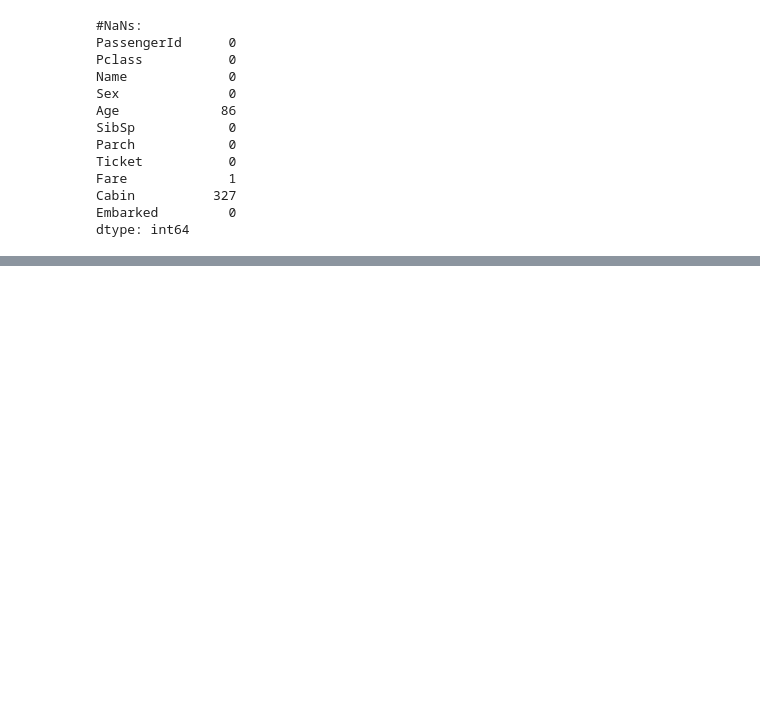
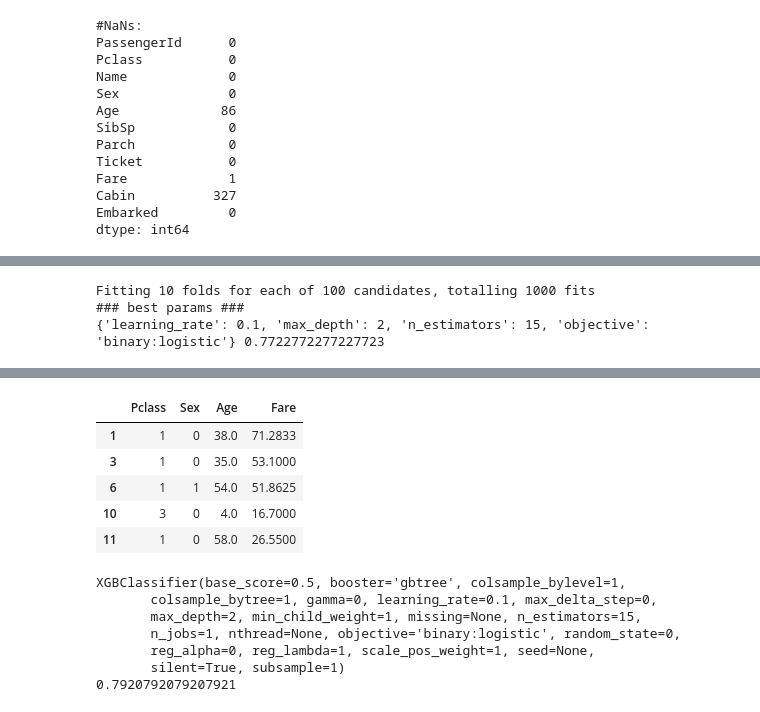
Before and after one commit to hdyksha/kaggle, a Jupyter notebook: titanic/titanic.ipynb, the cells around one changed output, grey strips where cells are left out. Cells and saved outputs as stored; diff of their text form; code cells hidden in the pictures; blank space fills up the shorter version.

```diff
--- a/titanic/titanic.ipynb
+++ b/titanic/titanic.ipynb
@@ -130,0 +138,47 @@ display(test.describe())
+# %%
+import warnings
+warnings.filterwarnings('ignore')
+
+import xgboost as xgb
+
+xgbclf = xgb.XGBClassifier()
+
+# params = {
+# #    'objective': ['binary:logistic'],
+#     'learning_rate': [0.1],
+#     'max_depth': [3],
+#     'n_estimators': [15]
+# }
+
+params = {
+    'objective': ['binary:logistic'],
+    'learning_rate': [0.1, 0.15, 0.2, 0.25, 0.3],
+#    'learning_rate': [0.3, 0.31, 0.32, 0.33, 0.34, 0.35, 0.36, 0.37, 0.38, 0.39, 0.4],
+#    'gamma': [0.1, 0.2, 0.3, 0.4],
+    'max_depth': [2, 3, 4, 5],
+    'n_estimators': [5, 10, 15, 20, 25]
+}
+xgbclf_cv = GridSearchCV(xgbclf, params, cv=StratifiedKFold(n_splits=10), verbose=1)
+#xgbclf_cv = GridSearchCV(xgbclf, params, cv=StratifiedKFold(n_splits=10), scoring='f1', verbose=1)
+xgbclf_cv.fit(train_x, train_y)
+print("### best params ###")
+print(xgbclf_cv.best_params_, xgbclf_cv.best_score_)
+
+display(train_x.head())
+
+xgbclf = xgb.XGBClassifier(**xgbclf_cv.best_params_)
+print(xgbclf)
+#xgbclf = xgb.XGBClassifier(n_estimators=14, seed=41)
+xgbclf.fit(train_x, train_y)
+print(xgbclf.score(train_x, train_y))
+output = xgbclf.predict(test)
+submit = pd.DataFrame({
+    "PassengerId": np.array(test_orig["PassengerId"]).astype(int),
+    "Survived": output
+})
+
+warnings.simplefilter("always")
+# %% [output]
+Fitting 10 folds for each of 100 candidates, totalling 1000 fits
+### best params ###
+{'learning_rate': 0.1, 'max_depth': 2, 'n_estimators': 15, 'objective': 'binary:logistic'} 0.7722772277227723
@@ -130,0 +186,13 @@ display(test.describe())
+|  | Pclass | Sex | Age | Fare |
+| 1 | 1 | 0 | 38.0 | 71.2833 |
+| 3 | 1 | 0 | 35.0 | 53.1000 |
+| 6 | 1 | 1 | 54.0 | 51.8625 |
+| 10 | 3 | 0 | 4.0 | 16.7000 |
+| 11 | 1 | 0 | 58.0 | 26.5500 |
+XGBClassifier(base_score=0.5, booster='gbtree', colsample_bylevel=1,
+       colsample_bytree=1, gamma=0, learning_rate=0.1, max_delta_step=0,
+       max_depth=2, min_child_weight=1, missing=None, n_estimators=15,
+       n_jobs=1, nthread=None, objective='binary:logistic', random_state=0,
+       reg_alpha=0, reg_lambda=1, scale_pos_weight=1, seed=None,
+       silent=True, subsample=1)
+0.7920792079207921
```
Also changed, not shown: parts of 7 cells of this notebook.
